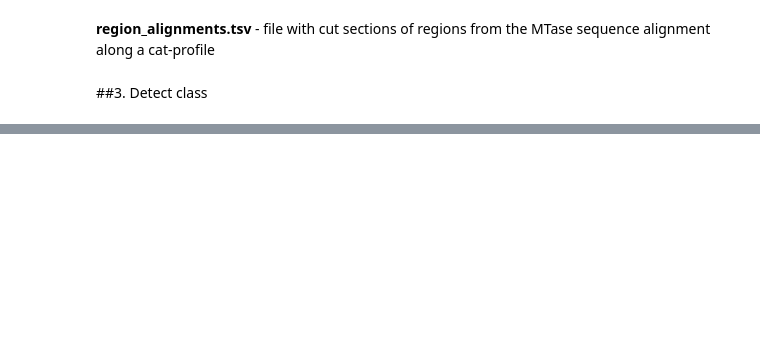
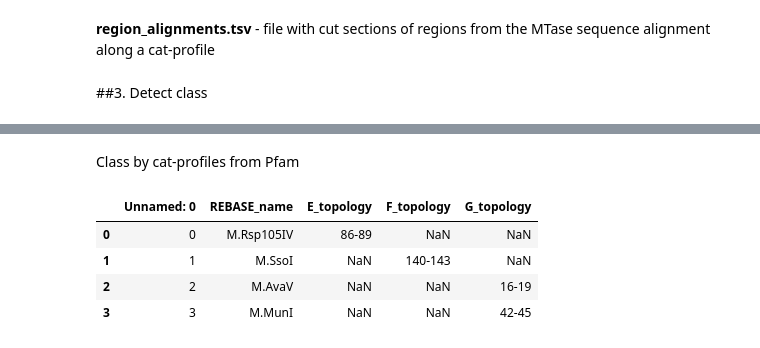
Before and after one commit to MVolobueva/MTase-classification, a Jupyter notebook: Classification_pipeline.ipynb, the cells around one changed output, grey strips where cells are left out. Drawn from its saved outputs; the diff is of its cells as text; code cells hidden in the pictures; blank space fills up the shorter version.

```diff
--- a/Classification_pipeline.ipynb
+++ b/Classification_pipeline.ipynb
@@ -148,0 +203,11 @@ pd.read_csv('/content/results/SUPFAM/classes.csv')
+# %% [markdown]
+Class by cat-profiles from Pfam
+# %%
+import pandas as pd
+pd.read_csv('/content/results/Pfam/classes_Pfam.csv')
+# %% [output]
+|  | Unnamed: 0 | REBASE_name | E_topology | F_topology | G_topology |
+| 0 | 0 | M.Rsp105IV | 86-89 | NaN | NaN |
+| 1 | 1 | M.SsoI | NaN | 140-143 | NaN |
+| 2 | 2 | M.AvaV | NaN | NaN | 16-19 |
+| 3 | 3 | M.MunI | NaN | NaN | 42-45 |
```
Also changed, not shown: parts of 25 cells of this notebook.
